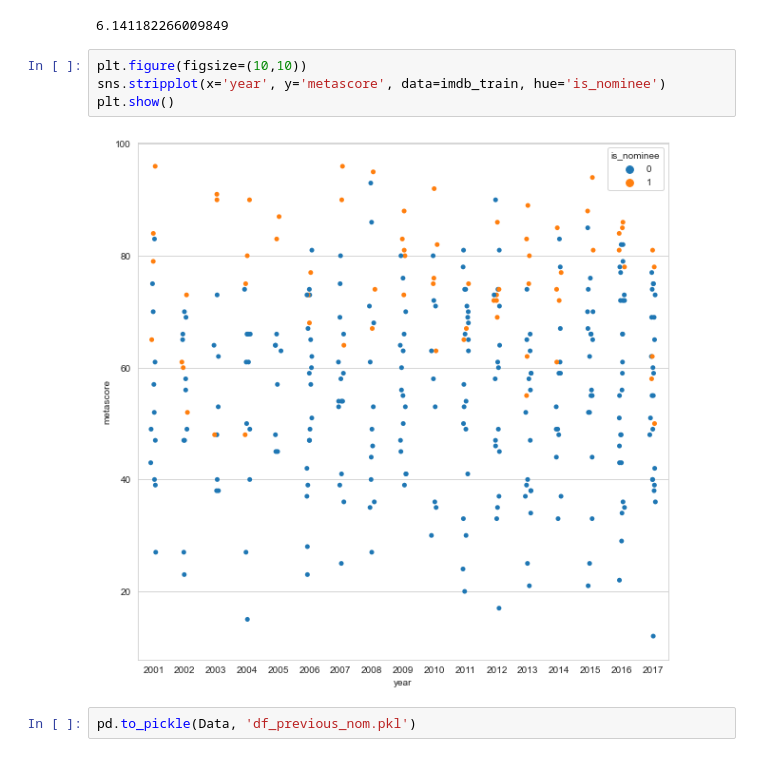
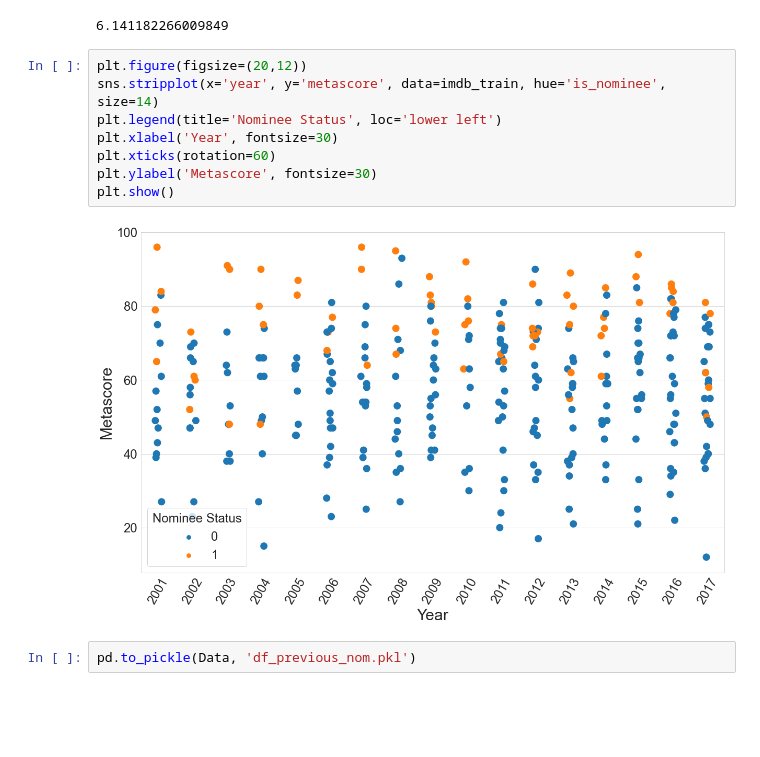
Before and after one commit to wrlaxboy151/may22-lunar-outpost, a Jupyter notebook: Data/Previously nominated directors.ipynb, the cells around one changed output. Saved outputs shown, nothing was run; the diff lists cells and outputs as text; blank space fills up the shorter version.

```diff
--- a/Data/Previously nominated directors.ipynb
+++ b/Data/Previously nominated directors.ipynb
@@ -122,10 +122,14 @@ imdb_train.loc[imdb_train['prev nom prod encoded']==0]['rating'].mean()
 # %% [output]
 6.141182266009849
 # %%
-plt.figure(figsize=(10,10))
-sns.stripplot(x='year', y='metascore', data=imdb_train, hue='is_nominee')
+plt.figure(figsize=(20,12))
+sns.stripplot(x='year', y='metascore', data=imdb_train, hue='is_nominee', size=14)
+plt.legend(title='Nominee Status', loc='lower left')
+plt.xlabel('Year', fontsize=30)
+plt.xticks(rotation=60)
+plt.ylabel('Metascore', fontsize=30)
 plt.show()
 # %% [output]
-[figure, old version]
+[figure, new version]
 # %%
 pd.to_pickle(Data, 'df_previous_nom.pkl')
```
Also changed, not shown: parts of 2 cells of this notebook, 4 other files.
